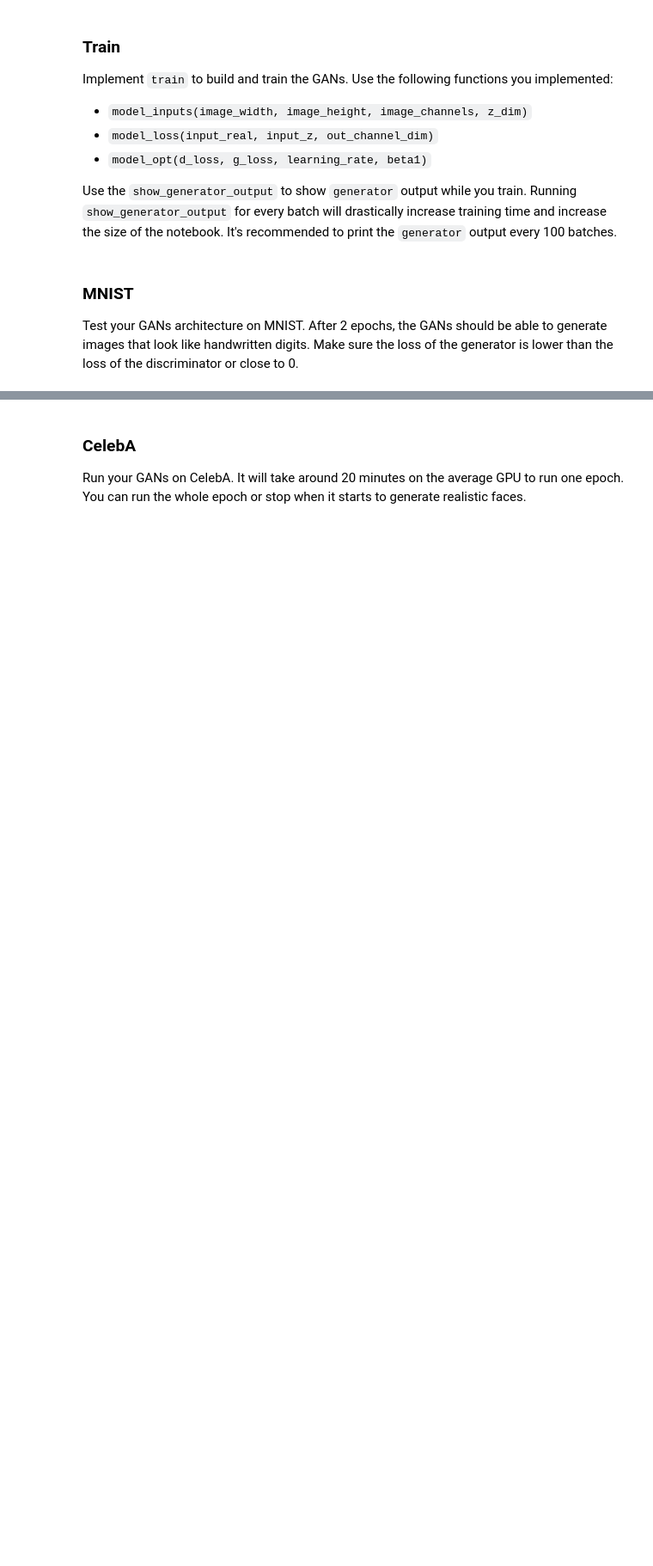
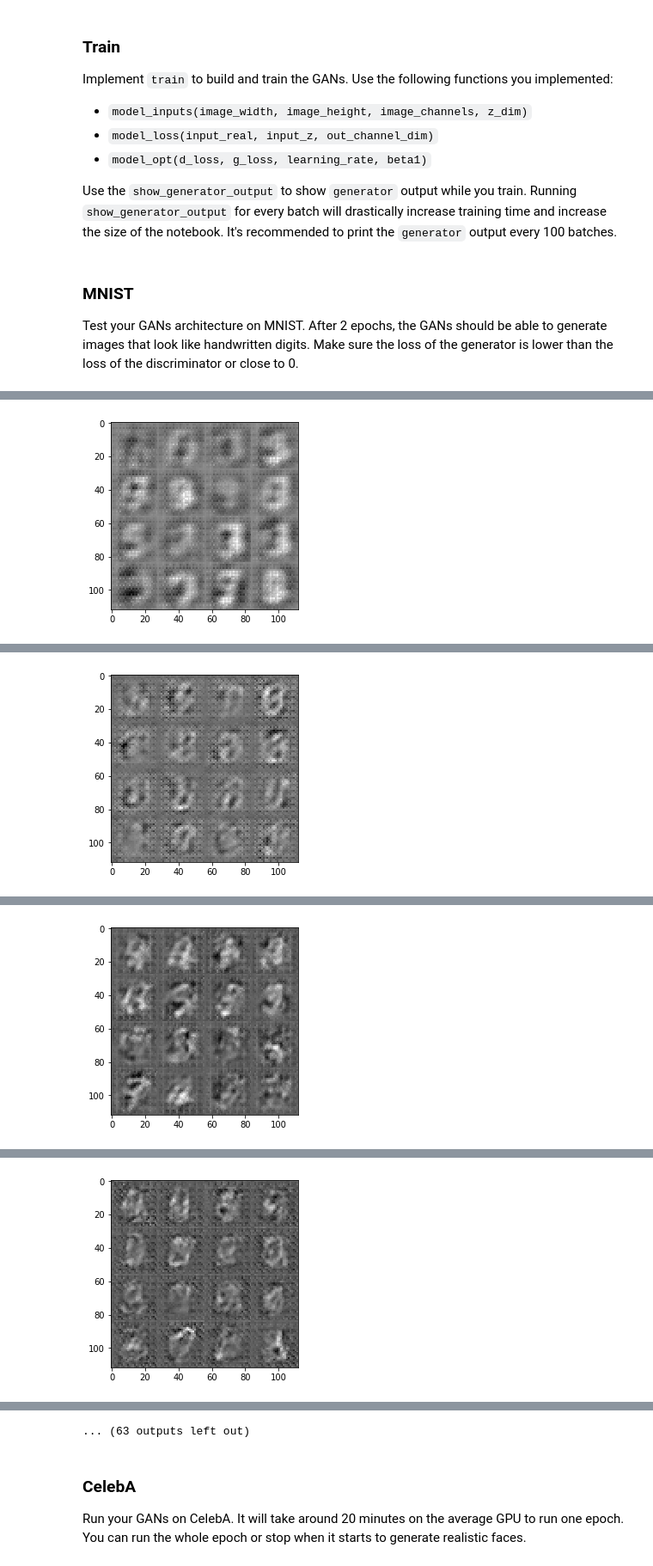
Before and after one commit to riochuong/Project5-GAN-FaceGeneration, a Jupyter notebook: dlnd_face_generation.ipynb, the cells around one changed output, grey strips where cells are left out. Shown at 86% size. Cells and saved outputs as stored; diff of their text form; code cells hidden in the pictures; blank space fills up the shorter version.

```diff
--- a/dlnd_face_generation.ipynb
+++ b/dlnd_face_generation.ipynb
@@ -327,23 +327,56 @@ def train(epoch_count, batch_size, z_dim, learning_rate, beta1, get_batches, dat
     :param get_batches: Function to get batches
     :param data_shape: Shape of the data
     :param data_image_mode: The image mode to use for images ("RGB" or "L")
+
     """
     # TODO: Build Model
+    img_width = data_shape[1]
+    img_height = data_shape[2]
+    img_channels_count = data_shape[3]
 
+    print("Image size ",img_width,"x",img_height,"x",img_channels_count)
+    # build model
+    real_img_inputs, z_inputs, lr = model_inputs(img_width, img_height, img_channels_count, z_dim)
+    d_loss, g_loss = model_loss(real_img_inputs, z_inputs, img_channels_count)
+    d_train_opt, g_train_opt = model_opt(d_loss, g_loss, lr, beta1)
+    steps = 0
+
+    saver = tf.train.Saver()
 
     with tf.Session() as sess:
         sess.run(tf.global_variables_initializer())
         for epoch_i in range(epoch_count):
             for batch_images in get_batches(batch_size):
+                steps += 1
                 # TODO: Train Model
+
+                # generate random noise
+                batch_z = np.random.uniform(-1,1, size=(batch_size,z_dim))
+
+                # train discriminator and generator together
+                _ = sess.run(d_train_opt, feed_dict={real_img_inputs:batch_images, z_inputs:batch_z, lr:learning_rate})
+                _ = sess.run(g_train_opt, feed_dict={z_inputs:batch_z, lr:learning_rate, real_img_inputs:batch_images})
+
+                # now print loss every 100 iteration
+                if steps % 10 == 0:
+                    train_loss_d = d_loss.eval({z_inputs:batch_z,real_img_inputs:batch_images})
+                    train_loss_g = g_loss.eval({z_inputs: batch_z})
+
+                    print("Epoch ",epoch_i,
+                          " ... Discri.Loss: ", train_loss_d,
+                          " Generator loss: ", train_loss_g )
+                if steps % 100 == 0:
+                    show_generator_output(sess, 16, z_inputs, img_channels_count, data_image_mode)
+
+        saver.save(sess, './saved_data.ckpt')
 # %% [markdown]
 ### MNIST
 Test your GANs architecture on MNIST.  After 2 epochs, the GANs should be able to generate images that look like handwritten digits.  Make sure the loss of the generator is lower than the loss of the discriminator or close to 0.
 # %%
-batch_size = None
-z_dim = None
-learning_rate = None
-beta1 = None
+batch_size = 32
+z_dim = 100
+learning_rate = 0.0005
+beta1 = 0.5
 
 
 """
@@ -355,3 +388,4 @@ mnist_dataset = helper.Dataset('mnist', glob(os.path.join(data_dir, 'mnist/*.jpg
 with tf.Graph().as_default():
     train(epochs, batch_size, z_dim, learning_rate, beta1, mnist_dataset.get_batches,
           mnist_dataset.shape, mnist_dataset.image_mode)
+# %% [output]
@@ -357,0 +403 @@ with tf.Graph().as_default():
+[figure, added]
@@ -357,0 +414 @@ with tf.Graph().as_default():
+[figure, added]
@@ -357,0 +425 @@ with tf.Graph().as_default():
+[figure, added]
@@ -357,0 +436 @@ with tf.Graph().as_default():
+[figure, added]
@@ -358,3 +459,4 @@ with tf.Graph().as_default():
+... (63 outputs left out)
 # %% [markdown]
 ### CelebA
 Run your GANs on CelebA.  It will take around 20 minutes on the average GPU to run one epoch.  You can run the whole epoch or stop when it starts to generate realistic faces.
```
Also changed, not shown: parts of 7 cells of this notebook.
